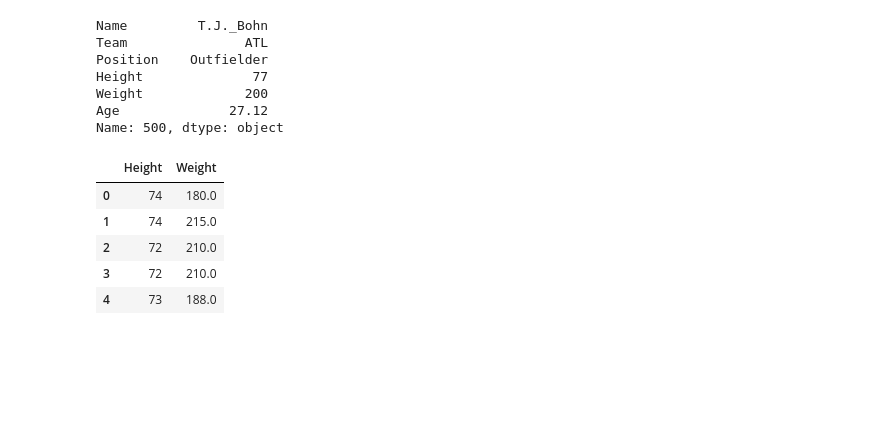
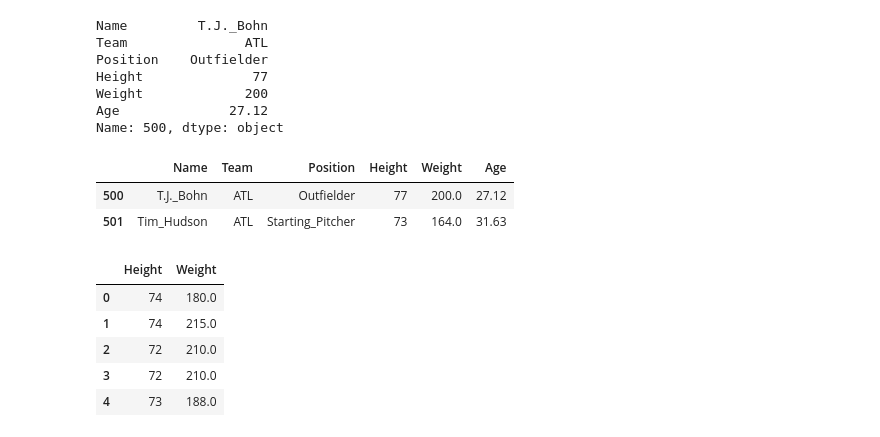
Before and after one commit to virgilpierce/STAT_411, a Jupyter notebook: 1 - Intro and Motivating Ex.ipynb, the cells around one changed output. Cells and saved outputs as stored; diff of their text form; code cells hidden in the pictures; blank space fills up the shorter version.

```diff
--- a/1 - Intro and Motivating Ex.ipynb
+++ b/1 - Intro and Motivating Ex.ipynb
@@ -166,6 +166,14 @@ Height              77
 Weight             200
 Age              27.12
 Name: 500, dtype: object
+# %%
+# Grabbing more than one row, displays them as actual rows:
+
+major.loc[500:501]
+# %% [output]
+|  | Name | Team | Position | Height | Weight | Age |
+| 500 | T.J._Bohn | ATL | Outfielder | 77 | 200.0 | 27.12 |
+| 501 | Tim_Hudson | ATL | Starting_Pitcher | 73 | 164.0 | 31.63 |
 # %%
 # We can grab a subset of the columns
 
```
Also changed, not shown: parts of 2 cells of this notebook.
